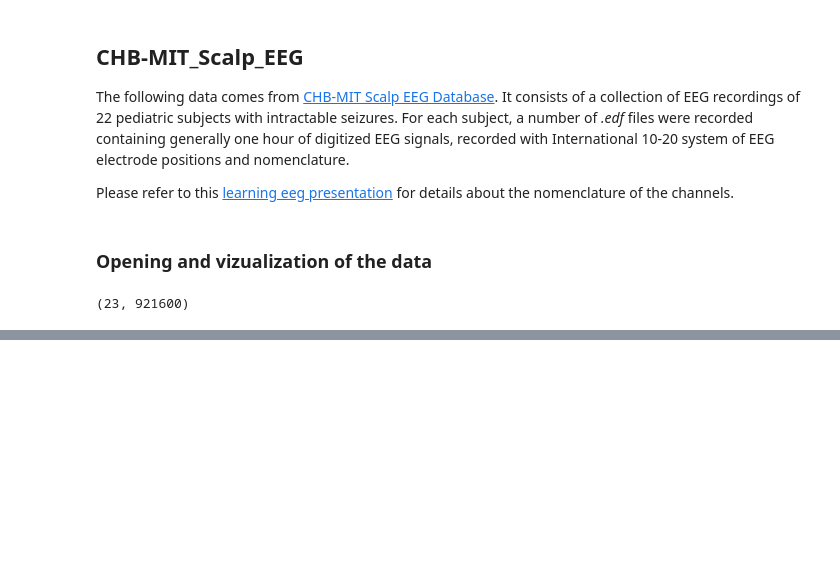
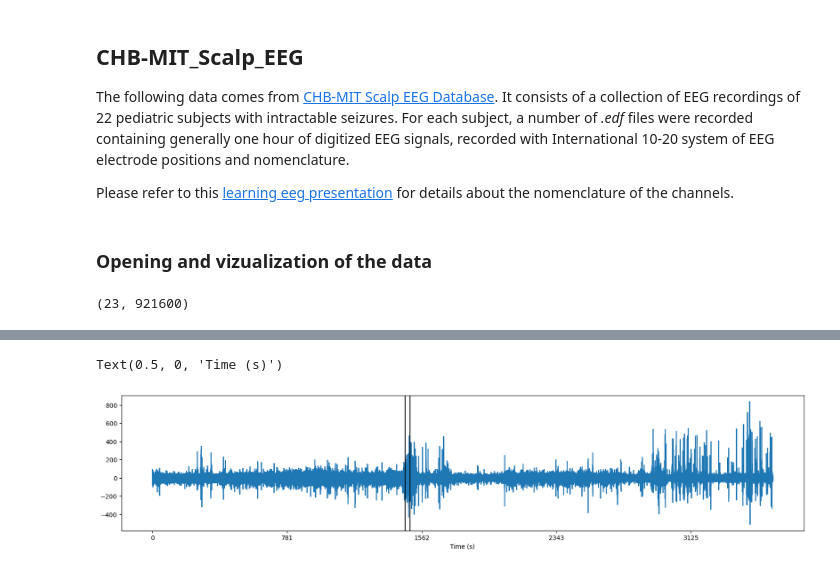
Before and after one commit to evenmatencio/graph-signals-change-point-detection, a Jupyter notebook: data_playground.ipynb, the cells around one changed output, grey strips where cells are left out. Cells and saved outputs as stored; diff of their text form; code cells hidden in the pictures; blank space fills up the shorter version.

```diff
--- a/data_playground.ipynb
+++ b/data_playground.ipynb
@@ -72,0 +113,14 @@ fig.show()
+# %%
+seizure_start_04 = 1467
+seizure_end_04 = 1494
+
+fig, ax = plt.subplots(1, 1, figsize=(20, 4))
+ax.plot(signals_04[0, :])
+ax.axvline(x=sample_freq*seizure_start_04, color='k')
+ax.axvline(x=sample_freq*seizure_end_04, color='k')
+new_labels = [str(int(label._text)//sample_freq) for label in ax.get_xticklabels()[1:-1]]
+ax.set_xticks(ax.get_xticks()[1:-1], new_labels)
+ax.set_xlabel('Time (s)')
+# %% [output]
+Text(0.5, 0, 'Time (s)')
+[figure, added]
```
Also changed, not shown: parts of 7 cells of this notebook, 1 other file.
